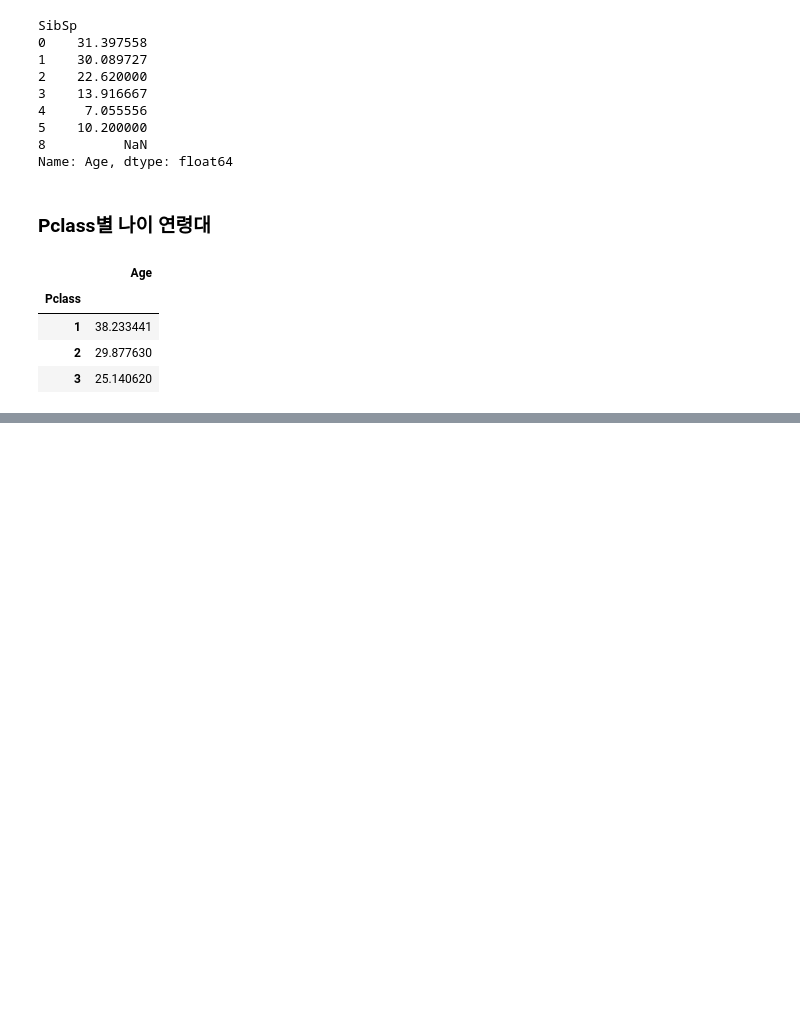
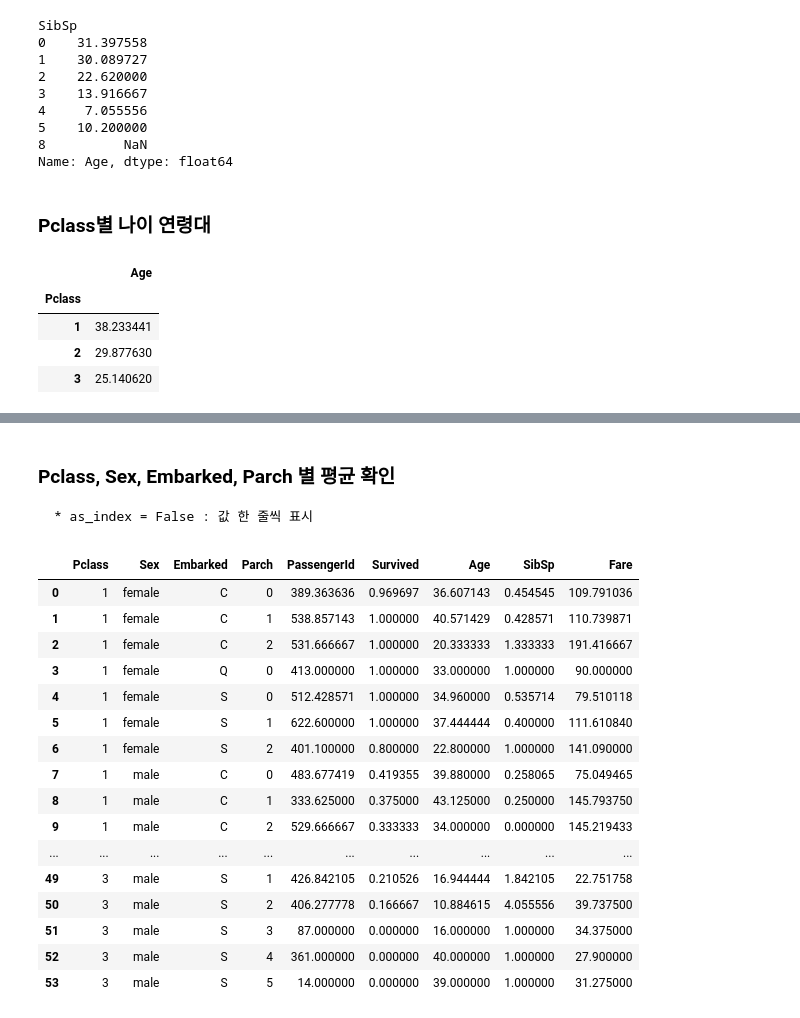
Before and after one commit to city1616/LikeLion_AI_SCHOOL_13th, a Jupyter notebook: 02. 웹과 Github 기본/06_python_library/02_pandas/04_pandas_titanic.ipynb, the cells around one changed output, grey strips where cells are left out. Drawn from its saved outputs; the diff is of its cells as text; code cells hidden in the pictures; blank space fills up the shorter version.

```diff
--- a/02. 웹과 Github 기본/06_python_library/02_pandas/04_pandas_titanic.ipynb
+++ b/02. 웹과 Github 기본/06_python_library/02_pandas/04_pandas_titanic.ipynb
@@ -124,0 +161,23 @@ train[["Pclass", "Age"]].groupby(["Pclass"]).mean()
+# %% [markdown]
+### Pclass, Sex, Embarked, Parch 별 평균 확인
+    * as_index = False : 값 한 줄씩 표시
+# %%
+train.groupby(["Pclass", "Sex", "Embarked", "Parch"], as_index = False).mean()
+# %% [output]
+|  | Pclass | Sex | Embarked | Parch | PassengerId | Survived | Age | SibSp | Fare |
+| 0 | 1 | female | C | 0 | 389.363636 | 0.969697 | 36.607143 | 0.454545 | 109.791036 |
+| 1 | 1 | female | C | 1 | 538.857143 | 1.000000 | 40.571429 | 0.428571 | 110.739871 |
+| 2 | 1 | female | C | 2 | 531.666667 | 1.000000 | 20.333333 | 1.333333 | 191.416667 |
+| 3 | 1 | female | Q | 0 | 413.000000 | 1.000000 | 33.000000 | 1.000000 | 90.000000 |
+| 4 | 1 | female | S | 0 | 512.428571 | 1.000000 | 34.960000 | 0.535714 | 79.510118 |
+| 5 | 1 | female | S | 1 | 622.600000 | 1.000000 | 37.444444 | 0.400000 | 111.610840 |
+| 6 | 1 | female | S | 2 | 401.100000 | 0.800000 | 22.800000 | 1.000000 | 141.090000 |
+| 7 | 1 | male | C | 0 | 483.677419 | 0.419355 | 39.880000 | 0.258065 | 75.049465 |
+| 8 | 1 | male | C | 1 | 333.625000 | 0.375000 | 43.125000 | 0.250000 | 145.793750 |
+| 9 | 1 | male | C | 2 | 529.666667 | 0.333333 | 34.000000 | 0.000000 | 145.219433 |
+| ... | ... | ... | ... | ... | ... | ... | ... | ... | ... |
+| 49 | 3 | male | S | 1 | 426.842105 | 0.210526 | 16.944444 | 1.842105 | 22.751758 |
+| 50 | 3 | male | S | 2 | 406.277778 | 0.166667 | 10.884615 | 4.055556 | 39.737500 |
+| 51 | 3 | male | S | 3 | 87.000000 | 0.000000 | 16.000000 | 1.000000 | 34.375000 |
+| 52 | 3 | male | S | 4 | 361.000000 | 0.000000 | 40.000000 | 1.000000 | 27.900000 |
+| 53 | 3 | male | S | 5 | 14.000000 | 0.000000 | 39.000000 | 1.000000 | 31.275000 |
```
Also changed, not shown: parts of 19 cells of this notebook.
